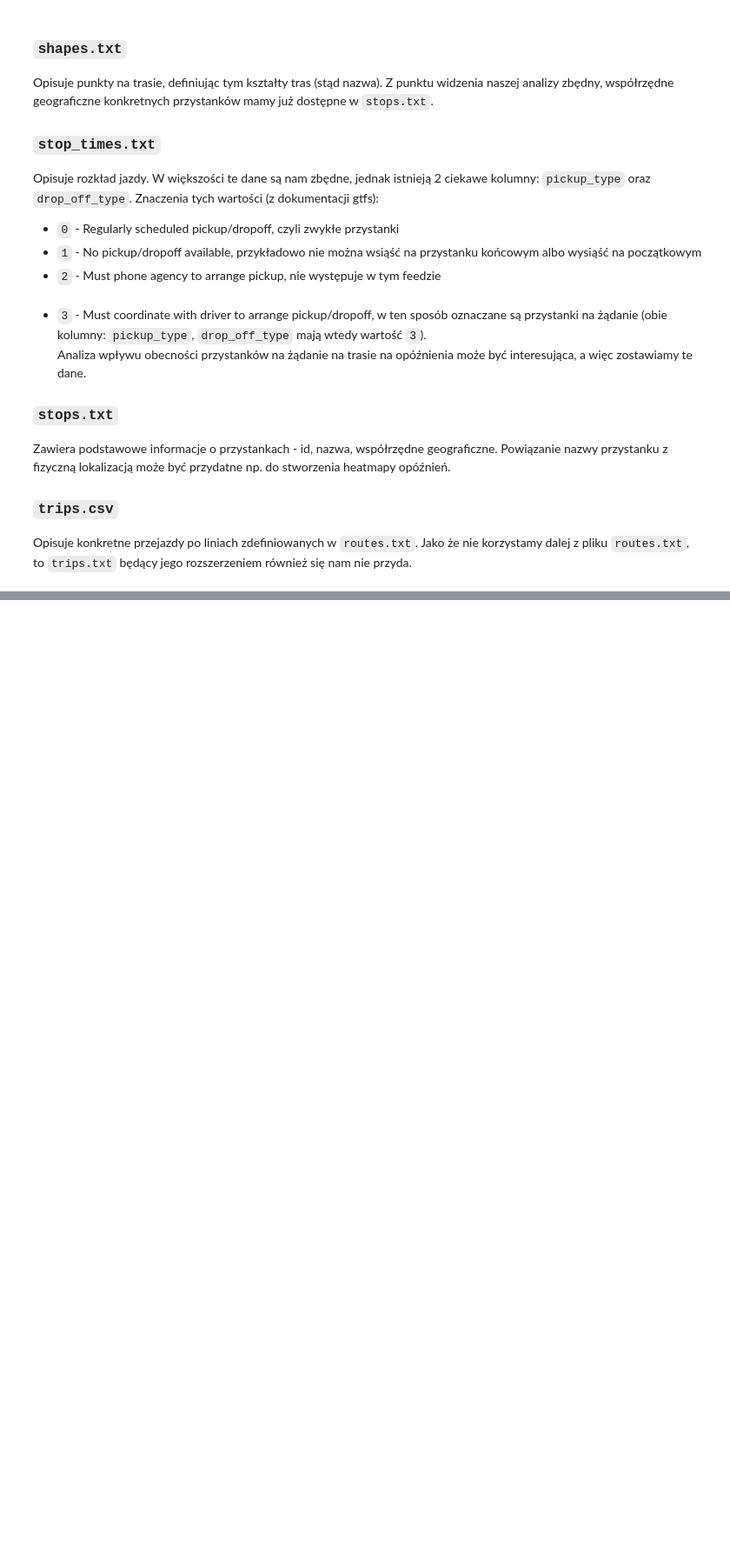
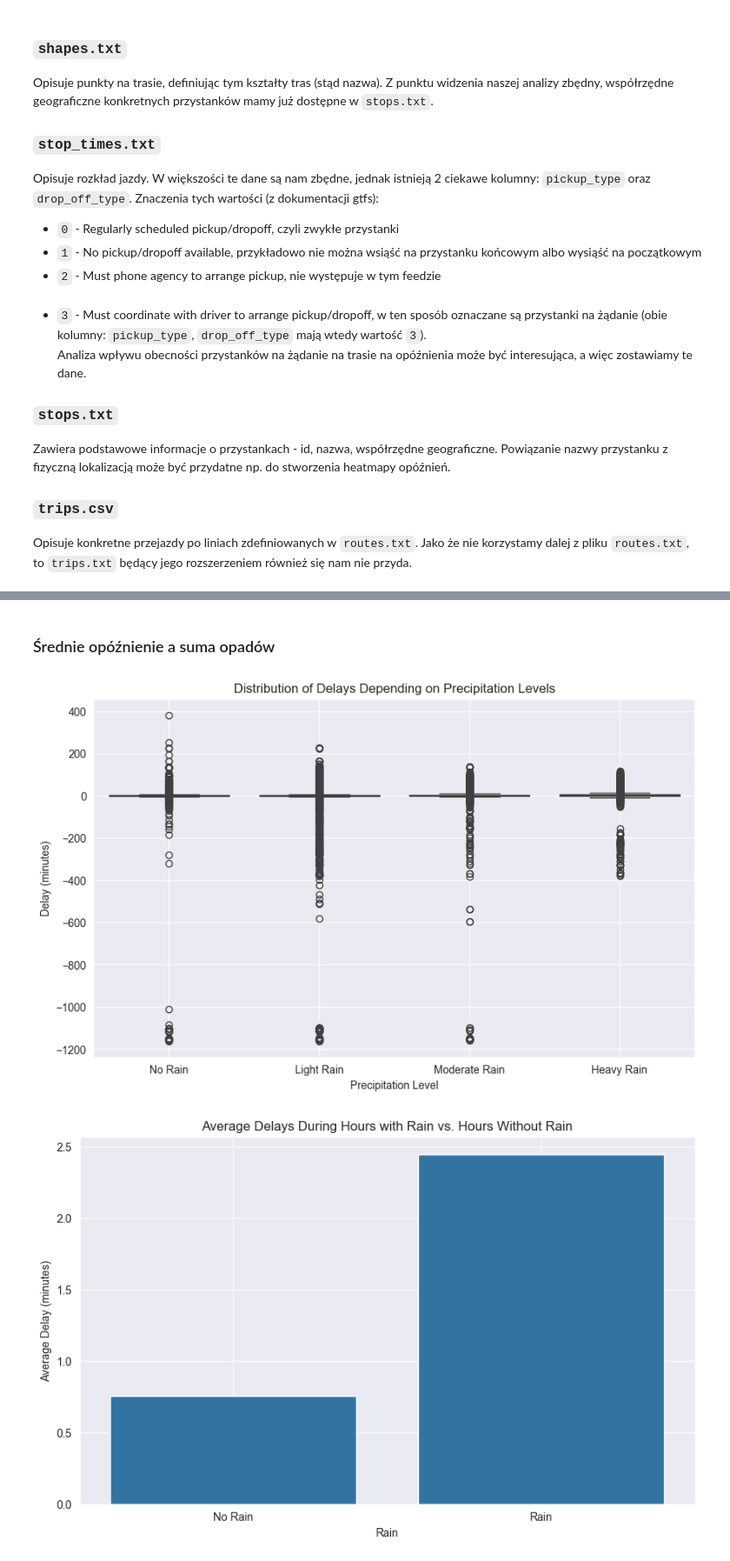
Before and after one commit to jakublaba/pad-koncowy, a Jupyter notebook: analiza.ipynb, the cells around one changed output, grey strips where cells are left out. Shown at 87% size. Cells and saved outputs as stored; diff of their text form; code cells hidden in the pictures; blank space fills up the shorter version.

```diff
--- a/analiza.ipynb
+++ b/analiza.ipynb
@@ -79,0 +142,57 @@ Opisuje konkretne przejazdy po liniach zdefiniowanych w `routes.txt`. Jako że n
+# %% [markdown]
+### Średnie opóźnienie a suma opadów
+# %%
+# Load the datasets
+delays = pd.read_csv('data/traffic/delays-merged.csv')
+weather = pd.read_csv('data/weather/weather-merged.csv')
+
+# Convert timestamp columns to datetime
+delays['timestamp'] = pd.to_datetime(delays['Timestamp'])
+weather['timestamp'] = pd.to_datetime(weather['timestamp'])
+
+# Extract date and hour from timestamp
+delays['date'] = delays['timestamp'].dt.date
+delays['hour'] = delays['timestamp'].dt.hour
+weather['date'] = weather['timestamp'].dt.date
+weather['hour'] = weather['timestamp'].dt.hour
+
+# Merge datasets on date and hour
+merged_data = pd.merge(delays, weather, on=['date', 'hour'])
+
+# Categorize precipitation levels
+def categorize_precipitation(value):
+    if value == 0:
+        return 'No Rain'
+    elif value <= 2.5:
+        return 'Light Rain'
+    elif value <= 7.6:
+        return 'Moderate Rain'
+    else:
+        return 'Heavy Rain'
+
+merged_data['precipitation_level'] = merged_data['suma_opadu'].apply(categorize_precipitation)
+
+# Box plot: distribution of delays depending on precipitation levels
+plt.figure(figsize=(10, 6))
+sns.boxplot(x='precipitation_level', y='Delay', data=merged_data)
+plt.title('Distribution of Delays Depending on Precipitation Levels')
+plt.xlabel('Precipitation Level')
+plt.ylabel('Delay (minutes)')
+plt.grid(True)
+plt.show()
+
+# Bar chart: average delays during hours with rain vs. hours without rain
+merged_data['rain'] = merged_data['suma_opadu'] > 0
+average_delays = merged_data.groupby('rain')['Delay'].mean().reset_index()
+
+plt.figure(figsize=(10, 6))
+sns.barplot(x='rain', y='Delay', data=average_delays)
+plt.title('Average Delays During Hours with Rain vs. Hours Without Rain')
+plt.xlabel('Rain')
+plt.ylabel('Average Delay (minutes)')
+plt.xticks([0, 1], ['No Rain', 'Rain'])
+plt.grid(True)
+plt.show()
+# %% [output]
+[figure, added]
+[figure, added]
```
Also changed, not shown: parts of 23 cells of this notebook, 3 other files.
